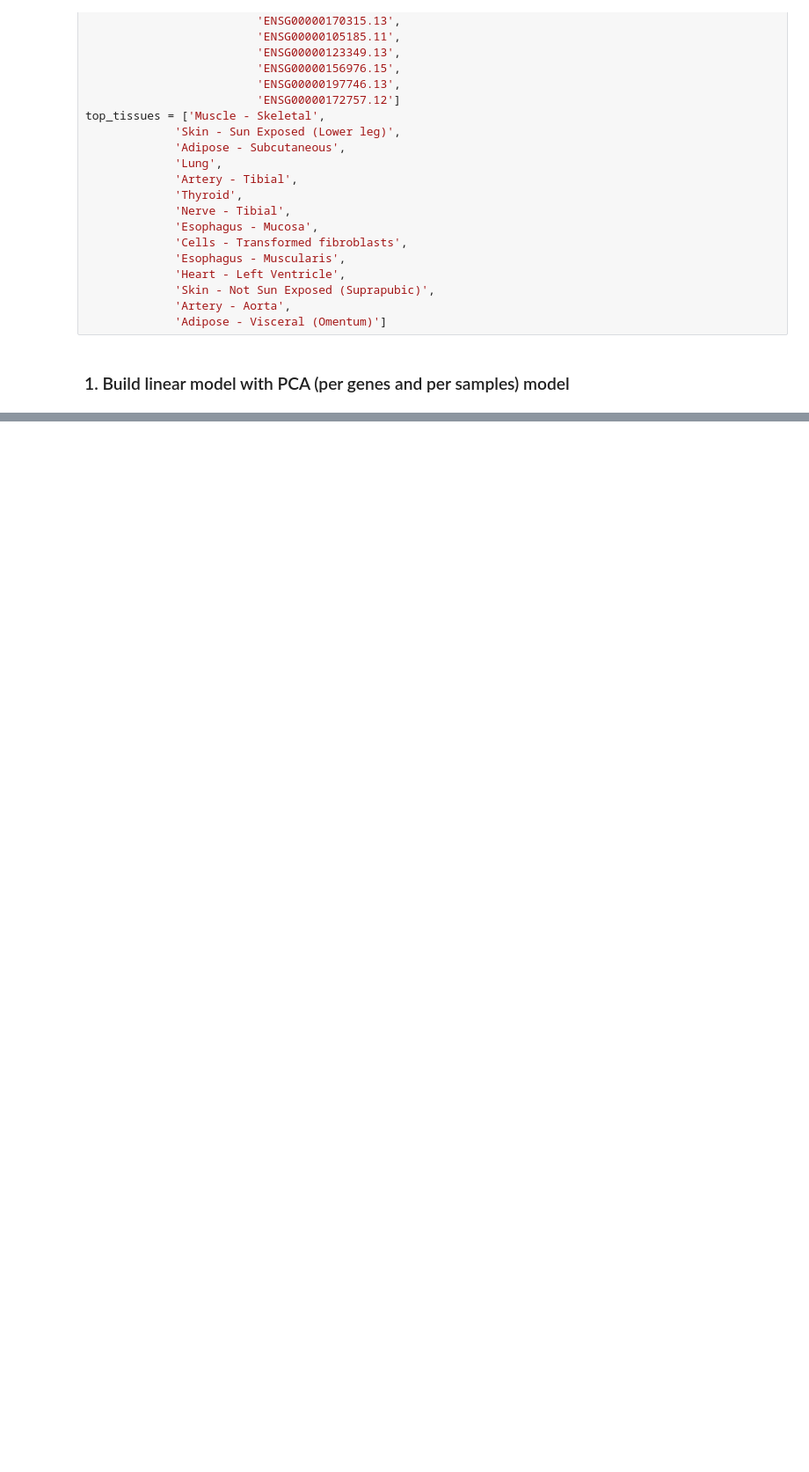
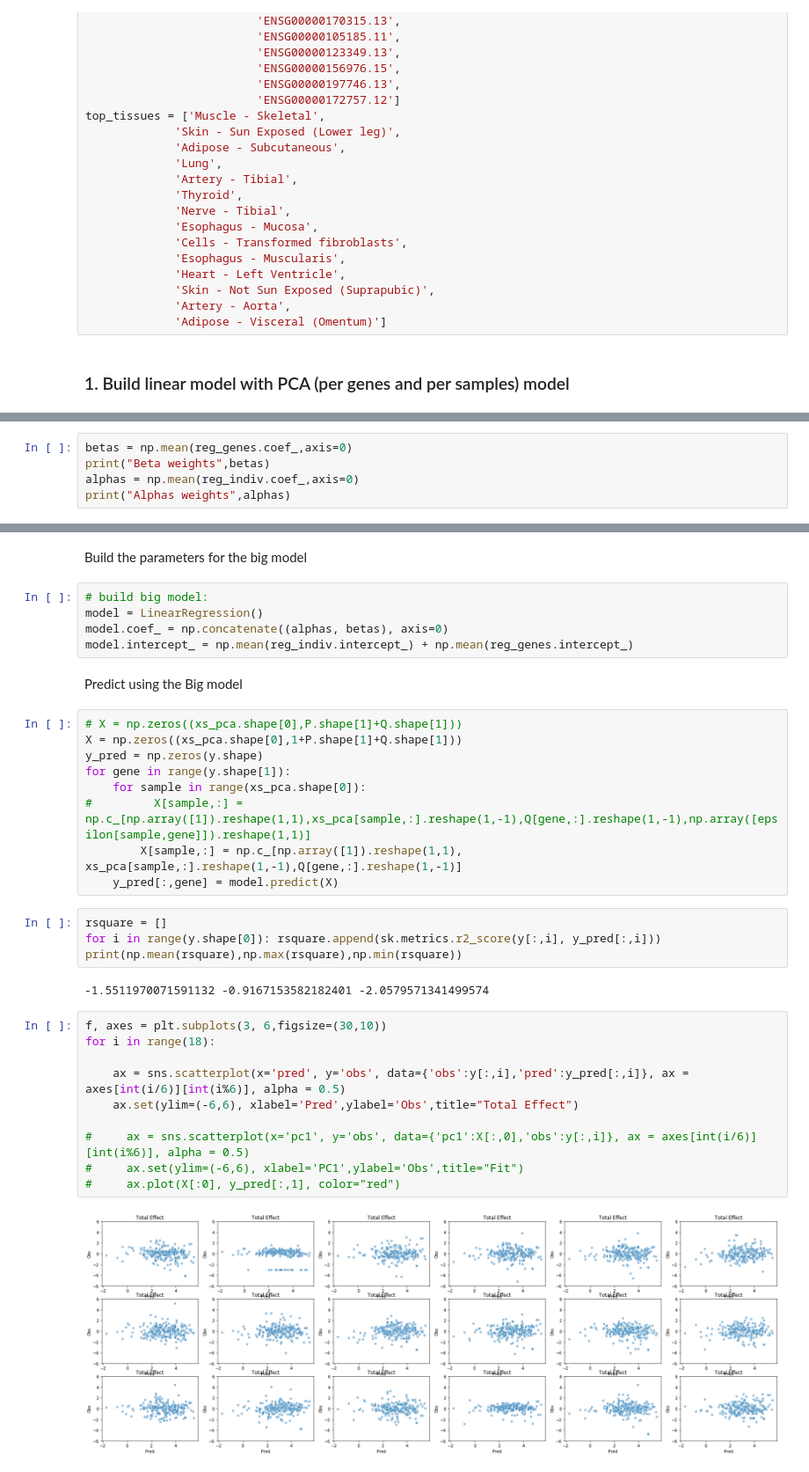
Before and after one commit to gagneurlab/rep, a Jupyter notebook: notebooks/models/2_lm_geneeffect.ipynb, the cells around one changed output, grey strips where cells are left out. Shown at 88% size. Drawn from its saved outputs; the diff is of its cells as text; blank space fills up the shorter version.

```diff
--- a/notebooks/models/2_lm_geneeffect.ipynb
+++ b/notebooks/models/2_lm_geneeffect.ipynb
@@ -201,0 +592,5 @@ beta_zero, alphas =  reg_indiv.coef_[:1], reg_indiv.coef_[1:-1]
+# %%
+betas = np.mean(reg_genes.coef_,axis=0)
+print("Beta weights",betas)
+alphas = np.mean(reg_indiv.coef_,axis=0)
+print("Alphas weights",alphas)
@@ -201,0 +616,36 @@ beta_zero, alphas =  reg_indiv.coef_[:1], reg_indiv.coef_[1:-1]
+# %% [markdown]
+Build the parameters for the big model
+# %%
+# build big model:
+model = LinearRegression()
+model.coef_ = np.concatenate((alphas, betas), axis=0)
+model.intercept_ = np.mean(reg_indiv.intercept_) + np.mean(reg_genes.intercept_)
+# %% [markdown]
+Predict using the Big model
+# %%
+# X = np.zeros((xs_pca.shape[0],P.shape[1]+Q.shape[1]))
+X = np.zeros((xs_pca.shape[0],1+P.shape[1]+Q.shape[1]))
+y_pred = np.zeros(y.shape)
+for gene in range(y.shape[1]):
+    for sample in range(xs_pca.shape[0]):
+#         X[sample,:] = np.c_[np.array([1]).reshape(1,1),xs_pca[sample,:].reshape(1,-1),Q[gene,:].reshape(1,-1),np.array([epsilon[sample,gene]]).reshape(1,1)]
+        X[sample,:] = np.c_[np.array([1]).reshape(1,1), xs_pca[sample,:].reshape(1,-1),Q[gene,:].reshape(1,-1)]
+    y_pred[:,gene] = model.predict(X)
+# %%
+rsquare = []
+for i in range(y.shape[0]): rsquare.append(sk.metrics.r2_score(y[:,i], y_pred[:,i]))
+print(np.mean(rsquare),np.max(rsquare),np.min(rsquare))
+# %% [output]
+-1.5511970071591132 -0.9167153582182401 -2.0579571341499574
+# %%
+f, axes = plt.subplots(3, 6,figsize=(30,10))
+for i in range(18):
+
+    ax = sns.scatterplot(x='pred', y='obs', data={'obs':y[:,i],'pred':y_pred[:,i]}, ax = axes[int(i/6)][int(i%6)], alpha = 0.5)
+    ax.set(ylim=(-6,6), xlabel='Pred',ylabel='Obs',title="Total Effect")
+
+#     ax = sns.scatterplot(x='pc1', y='obs', data={'pc1':X[:,0],'obs':y[:,i]}, ax = axes[int(i/6)][int(i%6)], alpha = 0.5)
+#     ax.set(ylim=(-6,6), xlabel='PC1',ylabel='Obs',title="Fit")
+#     ax.plot(X[:0], y_pred[:,1], color="red")
+# %% [output]
+[figure, added]
```
Also changed, not shown: parts of 45 cells of this notebook, 1 other file.
